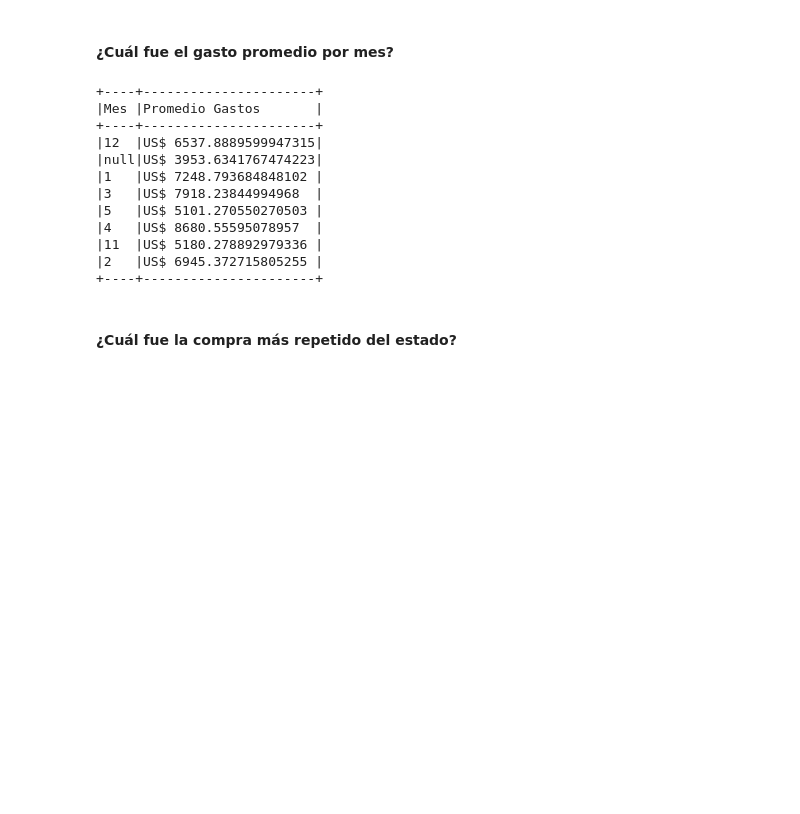
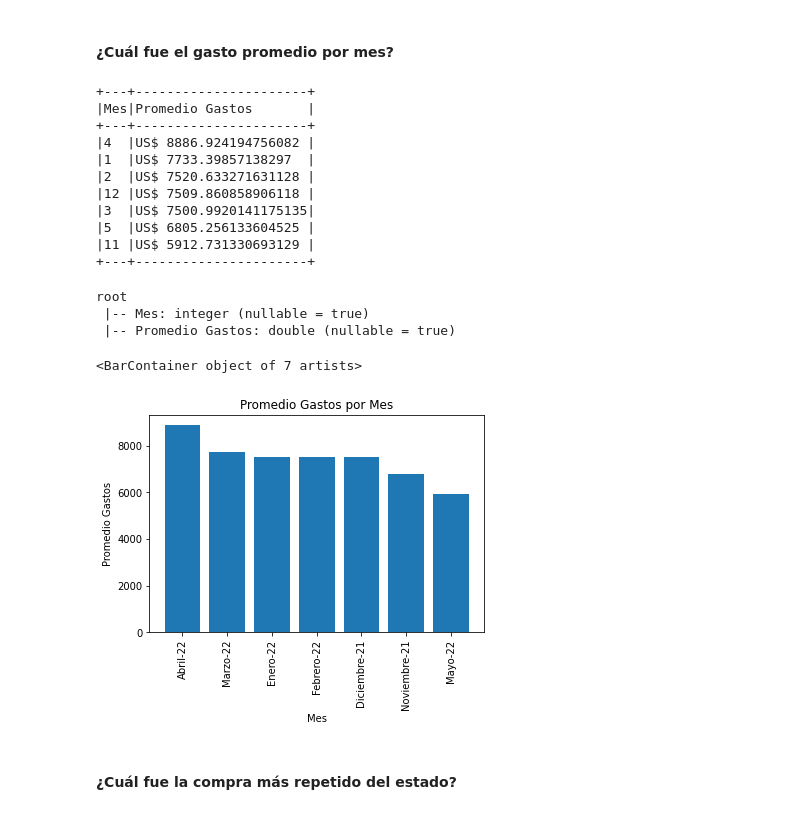
Before and after one commit to FranRossi/Big-Data-Project, a Jupyter notebook: Obligatorio_Francisco_Rossi_Ivan_Monjardin.ipynb, the cells around one changed output. Drawn from its saved outputs; the diff is of its cells as text; code cells hidden in the pictures; blank space fills up the shorter version.

```diff
--- a/Obligatorio_Francisco_Rossi_Ivan_Monjardin.ipynb
+++ b/Obligatorio_Francisco_Rossi_Ivan_Monjardin.ipynb
@@ -535,20 +536,40 @@ df.select(avg(col("MontoTotalOC_PesosChilenos")).alias("Promedio de Gastos")).wi
 # %% [markdown]
 #### ¿Cuál fue el gasto promedio por mes?
 # %%
-df.filter(~col("FechaAceptacion").isNull()).groupBy(month(col("FechaAceptacion")).alias("Mes")).agg(avg(col("MontoTotalOC_PesosChilenos")).alias("Promedio Gastos")).withColumn('Promedio Gastos', udfToCurrancy(col('Promedio Gastos'))).show(truncate=False)
+df.filter(~col("FechaAceptacion").isNull()).groupBy(month(col("FechaAceptacion")).alias("Mes")).agg(avg(col("MontoTotalOC_PesosChilenos")).alias("Promedio Gastos")).orderBy(desc("Promedio Gastos")).withColumn('Promedio Gastos', udfToCurrancy(col('Promedio Gastos'))).show(truncate=False)
 # %% [output]
-+----+----------------------+
-|Mes |Promedio Gastos       |
-+----+----------------------+
-|12  |US$ 6537.8889599947315|
-|null|US$ 3953.6341767474223|
-|1   |US$ 7248.793684848102 |
-|3   |US$ 7918.23844994968  |
-|5   |US$ 5101.270550270503 |
-|4   |US$ 8680.55595078957  |
-|11  |US$ 5180.278892979336 |
-|2   |US$ 6945.372715805255 |
-+----+----------------------+
++---+----------------------+
+|Mes|Promedio Gastos       |
++---+----------------------+
+|4  |US$ 8886.924194756082 |
+|1  |US$ 7733.39857138297  |
+|2  |US$ 7520.633271631128 |
+|12 |US$ 7509.860858906118 |
+|3  |US$ 7500.9920141175135|
+|5  |US$ 6805.256133604525 |
+|11 |US$ 5912.731330693129 |
++---+----------------------+
+# %%
+df_promedio_mes = df.filter(~col("FechaAceptacion").isNull()).groupBy(month(col("FechaAceptacion")).alias("Mes")).agg(avg(col("MontoTotalOC_PesosChilenos")).alias("Promedio Gastos")).orderBy(desc("Promedio Gastos")).withColumn('Promedio Gastos', udfToDollars(col('Promedio Gastos')))
+
+df_promedio_mes = df_promedio_mes.withColumn('Promedio Gastos', df_promedio_mes['Promedio Gastos'].cast(DoubleType()))
+df_promedio_mes.printSchema()
+# %% [output]
+root
+ |-- Mes: integer (nullable = true)
+ |-- Promedio Gastos: double (nullable = true)
+# %%
+dfp_promedio_mes = df_promedio_mes.toPandas()
+# %%
+x = ['Abril-22', 'Marzo-22', 'Enero-22', 'Febrero-22', 'Diciembre-21', 'Noviembre-21', 'Mayo-22']
+plt.title("Promedio Gastos por Mes")
+plt.xlabel("Mes")
+plt.ylabel("Promedio Gastos")
+plt.xticks(rotation=90, horizontalalignment="center")
+plt.bar(x, dfp_promedio_mes["Promedio Gastos"])
+# %% [output]
+<BarContainer object of 7 artists>
+[figure, added]
 # %% [markdown]
 #### ¿Cuál fue la compra más repetido del estado?
 # %%
```
Also changed, not shown: parts of 33 cells of this notebook, 4 other files.
